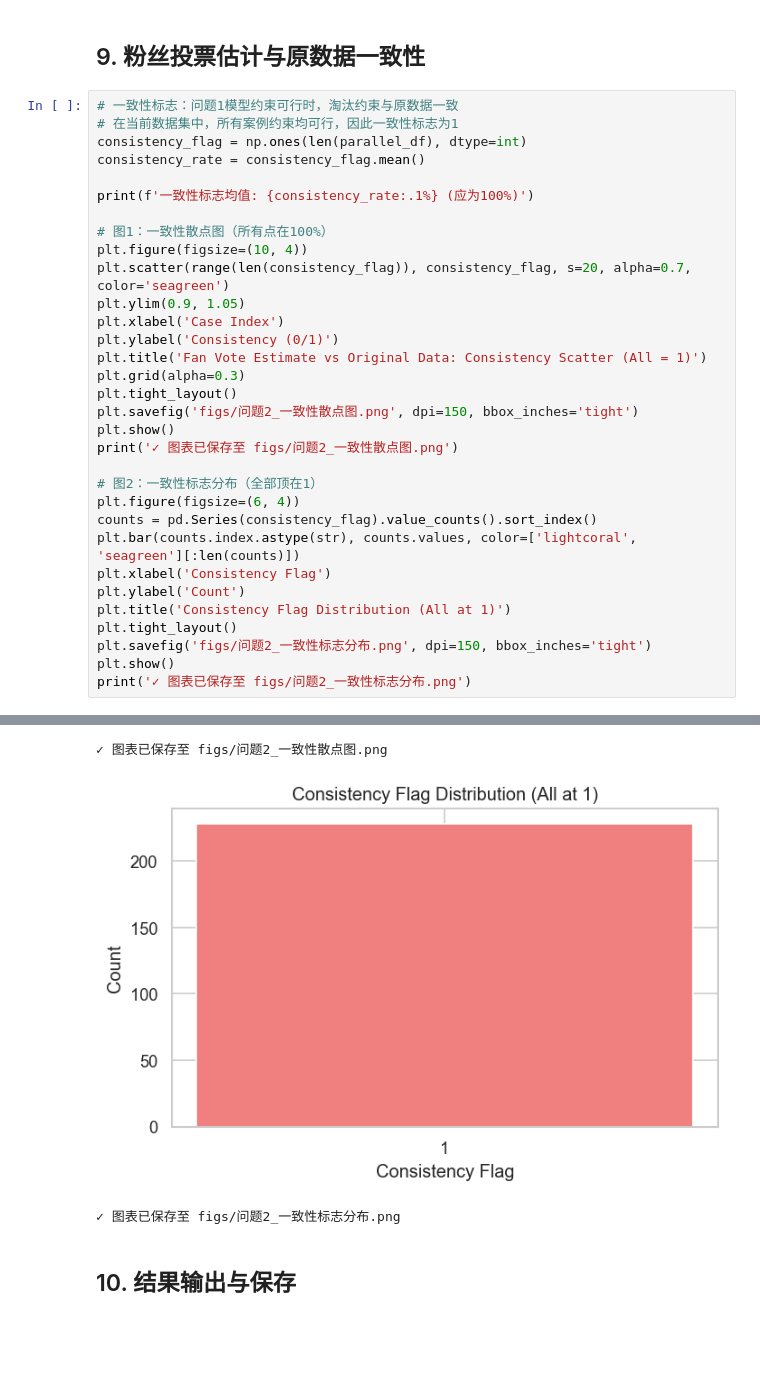
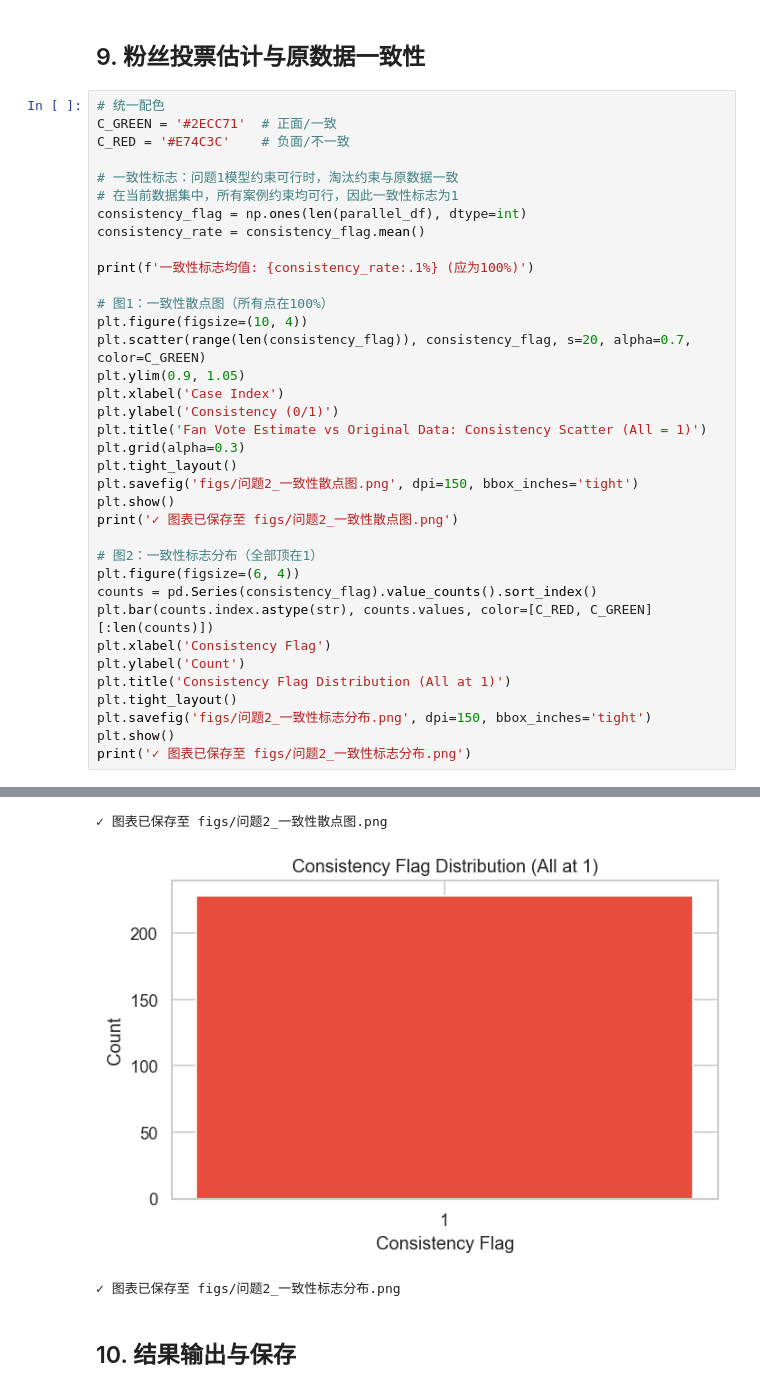
Before and after one commit to fuxiaoji/mcm, a Jupyter notebook: c/问题2/问题2_方法对比分析.ipynb, the cells around one changed output, grey strips where cells are left out. Drawn from its saved outputs; the diff is of its cells as text; blank space fills up the shorter version.

```diff
--- a/c/问题2/问题2_方法对比分析.ipynb
+++ b/c/问题2/问题2_方法对比分析.ipynb
@@ -1194,6 +1214,10 @@ print('✓ 图表已保存至 figs/问题2_争议案例综合分析.png')
 # %% [markdown]
 ## 9. 粉丝投票估计与原数据一致性
 # %%
+# 统一配色
+C_GREEN = '#2ECC71'  # 正面/一致
+C_RED = '#E74C3C'    # 负面/不一致
+
 # 一致性标志：问题1模型约束可行时，淘汰约束与原数据一致
 # 在当前数据集中，所有案例约束均可行，因此一致性标志为1
 consistency_flag = np.ones(len(parallel_df), dtype=int)
@@ -1203,7 +1227,7 @@ print(f'一致性标志均值: {consistency_rate:.1%} (应为100%)')
 
 # 图1：一致性散点图（所有点在100%）
 plt.figure(figsize=(10, 4))
-plt.scatter(range(len(consistency_flag)), consistency_flag, s=20, alpha=0.7, color='seagreen')
+plt.scatter(range(len(consistency_flag)), consistency_flag, s=20, alpha=0.7, color=C_GREEN)
 plt.ylim(0.9, 1.05)
 plt.xlabel('Case Index')
 plt.ylabel('Consistency (0/1)')
@@ -1217,7 +1241,7 @@ print('✓ 图表已保存至 figs/问题2_一致性散点图.png')
 # 图2：一致性标志分布（全部顶在1）
 plt.figure(figsize=(6, 4))
 counts = pd.Series(consistency_flag).value_counts().sort_index()
-plt.bar(counts.index.astype(str), counts.values, color=['lightcoral', 'seagreen'][:len(counts)])
+plt.bar(counts.index.astype(str), counts.values, color=[C_RED, C_GREEN][:len(counts)])
 plt.xlabel('Consistency Flag')
 plt.ylabel('Count')
 plt.title('Consistency Flag Distribution (All at 1)')
@@ -1231,5 +1255,5 @@ print('✓ 图表已保存至 figs/问题2_一致性标志分布.png')
 ✓ 图表已保存至 figs/问题2_一致性散点图.png
-[figure, old version]
+[figure, new version]
 ✓ 图表已保存至 figs/问题2_一致性标志分布.png
 # %% [markdown]
 ## 10. 结果输出与保存
```
Also changed, not shown: parts of 5 cells of this notebook, 4 other files.
